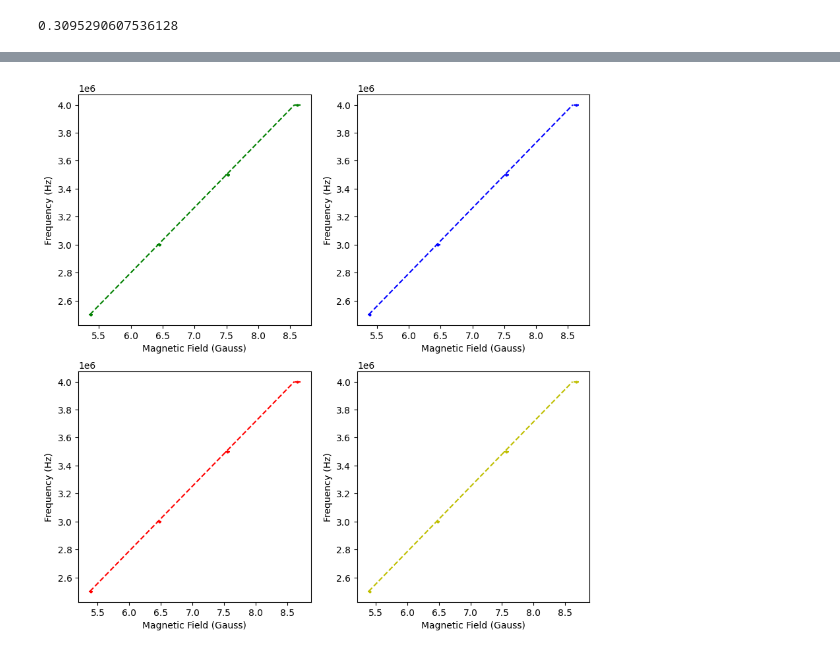
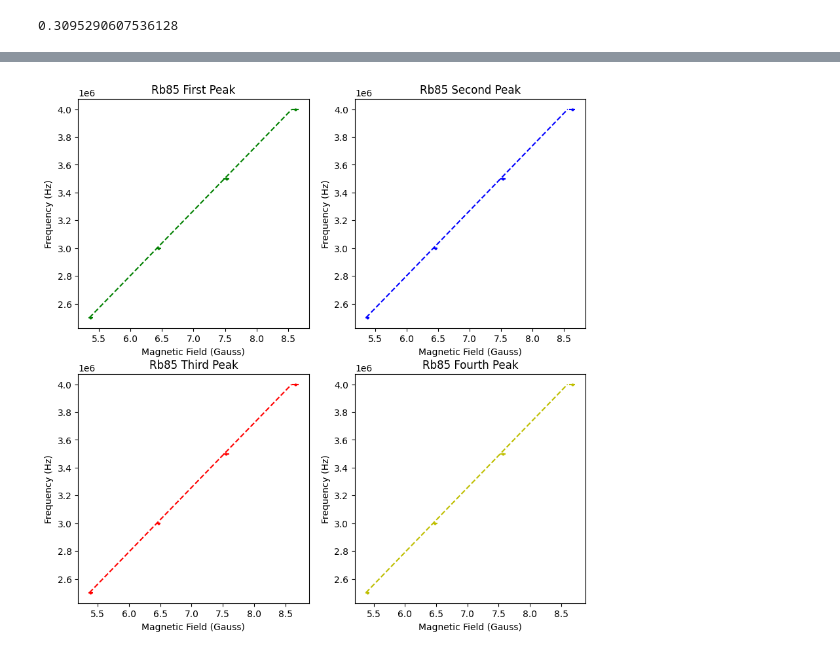
Before and after one commit to Shaquible/ENPH453, a Jupyter notebook: pump/lowFieldZeeman.ipynb, the cells around one changed output, grey strips where cells are left out. Saved outputs shown, nothing was run; the diff lists cells and outputs as text; code cells hidden in the pictures.

```diff
--- a/pump/lowFieldZeeman.ipynb
+++ b/pump/lowFieldZeeman.ipynb
@@ -111,14 +97,14 @@ print(fiveMegVoltage)
 0.3095290607536128
 # %%
 #omega I +1/2 solution
-def quadraticResField(omega, g_f):
+def quadraticResField(omega, g_f, muIScaler):
     J = 1/2
     I =3/2
     F = 2
     out = []
     for mBar in [-2.5, 1.5]:
         mu_N = 5.0507837393e-31
-        mu_I= 2.751324*mu_N
+        mu_I= muIScaler*mu_N
         g_j =g_f*(2*F*(F+1))/(F*(F+1) - I*(I+1) + J*(J+1))
         mu_b = 9.274e-28
         hbar = 1.0545718e-34
@@ -130,5 +116,5 @@ def quadraticResField(omega, g_f):
         out.append((-b2 + np.sqrt(b2**2 - 4*a*c))/(2*a))
     return np.array(out)
 
-print(quadraticResField(6.5e6*2*np.pi, 1/2))
+print(quadraticResField(6.5e6*2*np.pi, 1/2, 2.75))
 # %% [output]
@@ -136,10 +122,15 @@ print(quadraticResField(6.5e6*2*np.pi, 1/2))
 # %%
 frequencies = np.array([5e6, 5.5e6, 6e6, 6.5e6])
 mainCoilCurrents = np.array([0.410, 0.454, 0.495, 0.533])*2
+mainCoilCurrents = unp.uarray(mainCoilCurrents, 0.002*np.ones(len(mainCoilCurrents)))
 firstPeaks = np.array([0.433, 0.398, 0.407, 0.522])
+firstPeaks = unp.uarray(firstPeaks, 0.001*np.ones(len(firstPeaks)))
 secondPeaks = np.array([0.45, 0.409, 0.432, 0.552])
+secondPeaks = unp.uarray(secondPeaks, 0.001*np.ones(len(secondPeaks)))
 thridPeaks = np.array([0.468, 0.430, 0.457, 0.583])
+thridPeaks = unp.uarray(thridPeaks, 0.001*np.ones(len(thridPeaks)))
 fourthPeaks = np.array([0.485, 0.451, 0.481, 0.613])
+fourthPeaks = unp.uarray(fourthPeaks, 0.001*np.ones(len(fourthPeaks)))
 firstPeakBs = BField(mainCoilCurrents, firstPeaks)
 
 secondPeakBs = BField(mainCoilCurrents, secondPeaks)
@@ -151,7 +142,7 @@ predictedThirdPeaks = []
 predictedFourthPeaks = []
 plotFreqs = np.linspace(5e6, 6.5e6, 100)
 for freq in plotFreqs:
-    resonances = quadraticResField(freq*2*np.pi, 1/2)
+    resonances = quadraticResField(freq*2*np.pi, 1/2, 2.75131)
     predictedFirstPeaks.append(resonances[0])
     predictedSecondPeaks.append(resonances[1])
     predictedThirdPeaks.append(resonances[2])
@@ -161,18 +152,22 @@ print(firstPeakBs[3], secondPeakBs[3], thirdPeakBs[3], fourthPeakBs[3])
 print(predictedFirstPeaks[-1], predictedSecondPeaks[-1], predictedThirdPeaks[-1], predictedFourthPeaks[-1])
 #make a 2by 2 subplot
 fig, ax = plt.subplots(2,2, figsize=(10,10))
+ax[0,0].set_title("Rb87 First Peak")
 ax[0,0].errorbar(unp.nominal_values(firstPeakBs), frequencies, xerr = unp.std_devs(firstPeakBs), fmt ="go", label='FirstPeak', markersize=2)
 ax[0,0].plot(predictedFirstPeaks, plotFreqs, "g--", label='FirstPeakPredicted', markersize=2)
 ax[0,0].set_xlabel('Magnetic Field (Gauss)')
 ax[0,0].set_ylabel('Frequency (Hz)')
+ax[0,1].set_title("Rb87 Second Peak")
 ax[0,1].errorbar(unp.nominal_values(secondPeakBs), frequencies, xerr = unp.std_devs(secondPeakBs), fmt ="bo", label='SecondPeak', markersize=2)
 ax[0,1].plot(predictedSecondPeaks, plotFreqs, "b--", label='SecondPeakPredicted', markersize=2)
 ax[0,1].set_xlabel('Magnetic Field (Gauss)')
 ax[0,1].set_ylabel('Frequency (Hz)')
+ax[1,0].set_title("Rb87 Third Peak")
 ax[1,0].errorbar(unp.nominal_values(thirdPeakBs), frequencies, xerr = unp.std_devs(thirdPeakBs), fmt ="ro", label='ThirdPeak', markersize=2)
 ax[1,0].plot(predictedThirdPeaks, plotFreqs, "r--", label='ThirdPeakPredicted', markersize=2)
 ax[1,0].set_xlabel('Magnetic Field (Gauss)')
 ax[1,0].set_ylabel('Frequency (Hz)')
+ax[1,1].set_title("Rb87 Fourth Peak")
 ax[1,1].errorbar(unp.nominal_values(fourthPeakBs), frequencies, xerr = unp.std_devs(fourthPeakBs), fmt ="yo", label='FourthPeak', markersize=2)
 ax[1,1].plot(predictedFourthPeaks, plotFreqs, "y--", label='FourthPeakPredicted', markersize=2)
 ax[1,1].set_xlabel('Magnetic Field (Gauss)')
@@ -185,10 +180,15 @@ plt.show()
 # %%
 frequencies = np.array([2.5e6, 3e6, 3.5e6, 4e6])
 mainFieldIs = np.array([0.310, 0.371, 0.433, 0.495])*2
+mainFieldIs = unp.uarray(mainFieldIs, 0.002*np.ones(len(mainFieldIs)))
 firstPeakIs = np.array([0.284, 0.310, 0.312, 0.343])
+firstPeakIs = unp.uarray(firstPeakIs, 0.001*np.ones(len(firstPeakIs)))
 secondPeakIs = np.array([0.297, 0.330, 0.340, 0.379])
+secondPeakIs = unp.uarray(secondPeakIs, 0.001*np.ones(len(secondPeakIs)))
 thirdPeakIs = np.array([0.312, 0.352, 0.368, 0.416])
+thirdPeakIs = unp.uarray(thirdPeakIs, 0.001*np.ones(len(thirdPeakIs)))
 fourthPeakIs = np.array([0.327, 0.372, 0.396, 0.452])
+fourthPeakIs = unp.uarray(fourthPeakIs, 0.001*np.ones(len(fourthPeakIs)))
 fifthPeakIs = np.array([0.341, 0.393, 0.425, 0.490])
 sixthPeakIs = np.array([0.356, 0.414, 0.454, 0.527])
 firstPeakBs = BField(mainFieldIs, firstPeakIs)
@@ -200,32 +200,36 @@ sixthPeakBs = BField(mainFieldIs, sixthPeakIs)
 plotFreqs = np.linspace(2.5e6, 4e6, 100)
 predictedFirstPeaks = []
 predictedSecondPeaks = []
 predictedThirdPeaks = []
 predictedFourthPeaks = []
 for freq in plotFreqs:
-    resonances = quadraticResField(freq*2*np.pi, 1/3)
+    resonances = quadraticResField(freq*2*np.pi, 1/3, 1.35298)
     predictedFirstPeaks.append(resonances[0])
     predictedSecondPeaks.append(resonances[1])
     predictedThirdPeaks.append(resonances[2])
     predictedFourthPeaks.append(resonances[3])
 
 fig, ax = plt.subplots(2,2, figsize=(10,10))
+ax[0,0].set_title('Rb85 First Peak')
 ax[0,0].errorbar(unp.nominal_values(firstPeakBs), frequencies, xerr = unp.std_devs(firstPeakBs), fmt ="go", label='FirstPeak', markersize=2)
 ax[0,0].plot(predictedFirstPeaks, plotFreqs, "g--", label='FirstPeakPredicted', markersize=2)
 ax[0,0].set_xlabel('Magnetic Field (Gauss)')
 ax[0,0].set_ylabel('Frequency (Hz)')
+ax[0,1].set_title('Rb85 Second Peak')
 ax[0,1].errorbar(unp.nominal_values(secondPeakBs), frequencies, xerr = unp.std_devs(secondPeakBs), fmt ="bo", label='SecondPeak', markersize=2)
 ax[0,1].plot(predictedSecondPeaks, plotFreqs, "b--", label='SecondPeakPredicted', markersize=2)
 ax[0,1].set_xlabel('Magnetic Field (Gauss)')
 ax[0,1].set_ylabel('Frequency (Hz)')
+ax[1,0].set_title('Rb85 Third Peak')
 ax[1,0].errorbar(unp.nominal_values(thirdPeakBs), frequencies, xerr = unp.std_devs(thirdPeakBs), fmt ="ro", label='ThirdPeak', markersize=2)
 ax[1,0].plot(predictedThirdPeaks, plotFreqs, "r--", label='ThirdPeakPredicted', markersize=2)
 ax[1,0].set_xlabel('Magnetic Field (Gauss)')
 ax[1,0].set_ylabel('Frequency (Hz)')
+ax[1,1].set_title('Rb85 Fourth Peak')
 ax[1,1].errorbar(unp.nominal_values(fourthPeakBs), frequencies, xerr = unp.std_devs(fourthPeakBs), fmt ="yo", label='FourthPeak', markersize=2)
 ax[1,1].plot(predictedFourthPeaks, plotFreqs, "y--", label='FourthPeakPredicted', markersize=2)
 ax[1,1].set_xlabel('Magnetic Field (Gauss)')
 ax[1,1].set_ylabel('Frequency (Hz)')
 plt.show()
 # %% [output]
-[figure, old version]
+[figure, new version]
```
Also changed, not shown: parts of 5 cells of this notebook, 2 other files.
